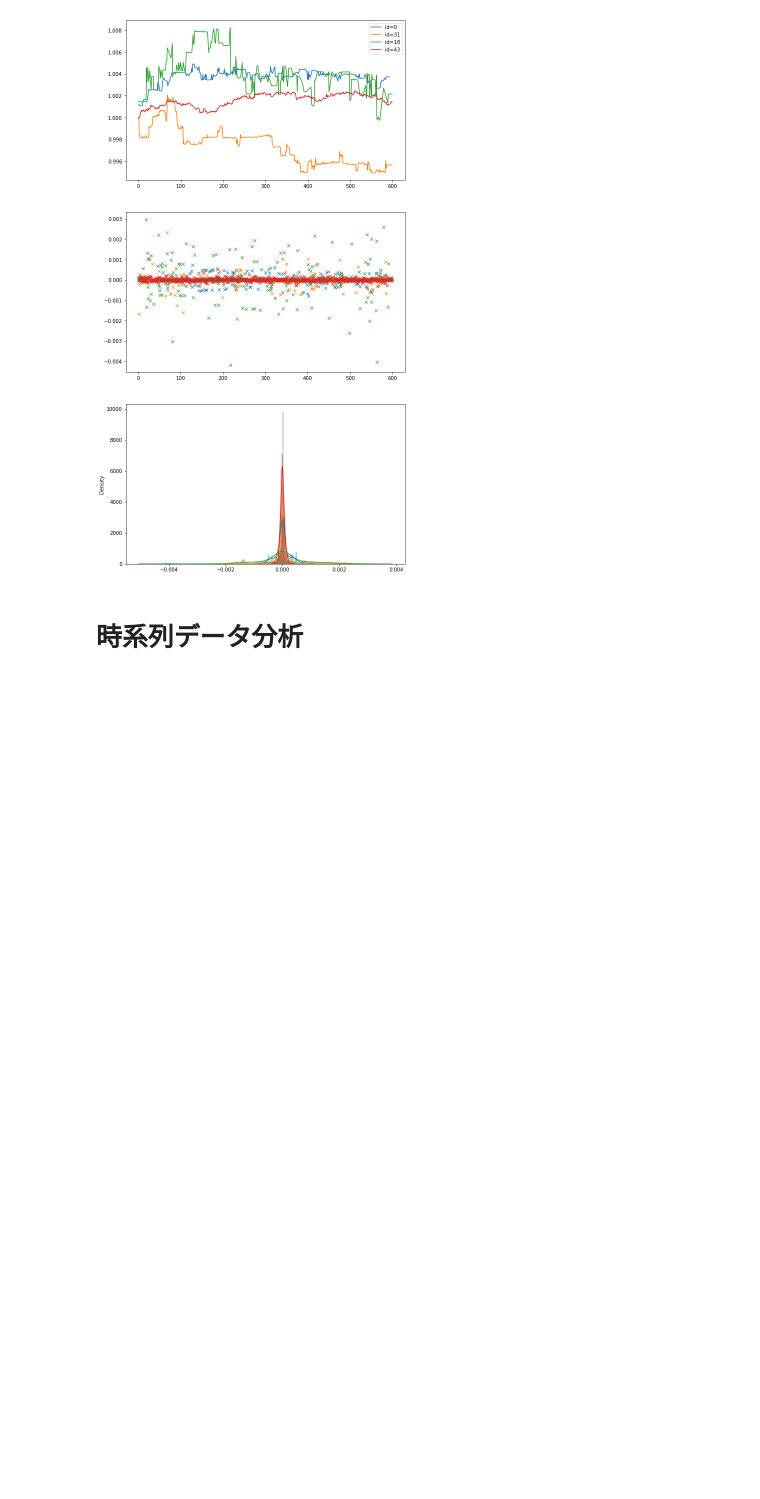
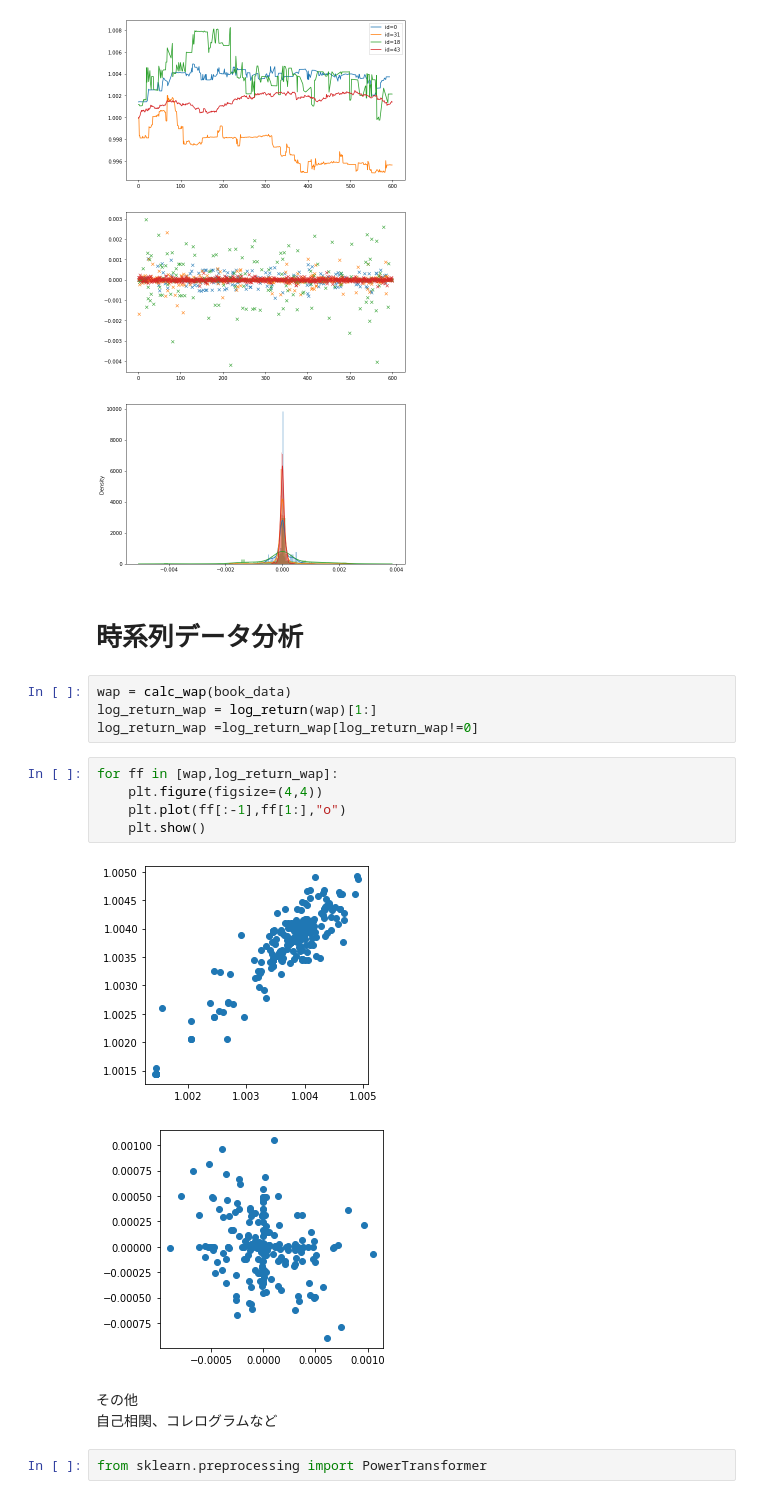
Before and after one commit to mahiro72/kaggle_OptiverRealizedVolatilityPrediction, a Jupyter notebook: eda/eda_0811.ipynb, the cells around one changed output. Drawn from its saved outputs; the diff is of its cells as text; blank space fills up the shorter version.

```diff
--- a/eda/eda_0811.ipynb
+++ b/eda/eda_0811.ipynb
@@ -350,3 +350,20 @@ id= 43
 [figure]
 # %% [markdown]
 # 時系列データ分析
+# %%
+wap = calc_wap(book_data)
+log_return_wap = log_return(wap)[1:]
+log_return_wap =log_return_wap[log_return_wap!=0]
+# %%
+for ff in [wap,log_return_wap]:
+    plt.figure(figsize=(4,4))
+    plt.plot(ff[:-1],ff[1:],"o")
+    plt.show()
+# %% [output]
+[figure, added]
+[figure, added]
+# %% [markdown]
+その他
+自己相関、コレログラムなど
+# %%
+from sklearn.preprocessing import PowerTransformer
```
Also changed, not shown: parts of 1 cell of this notebook, 1 other file.
